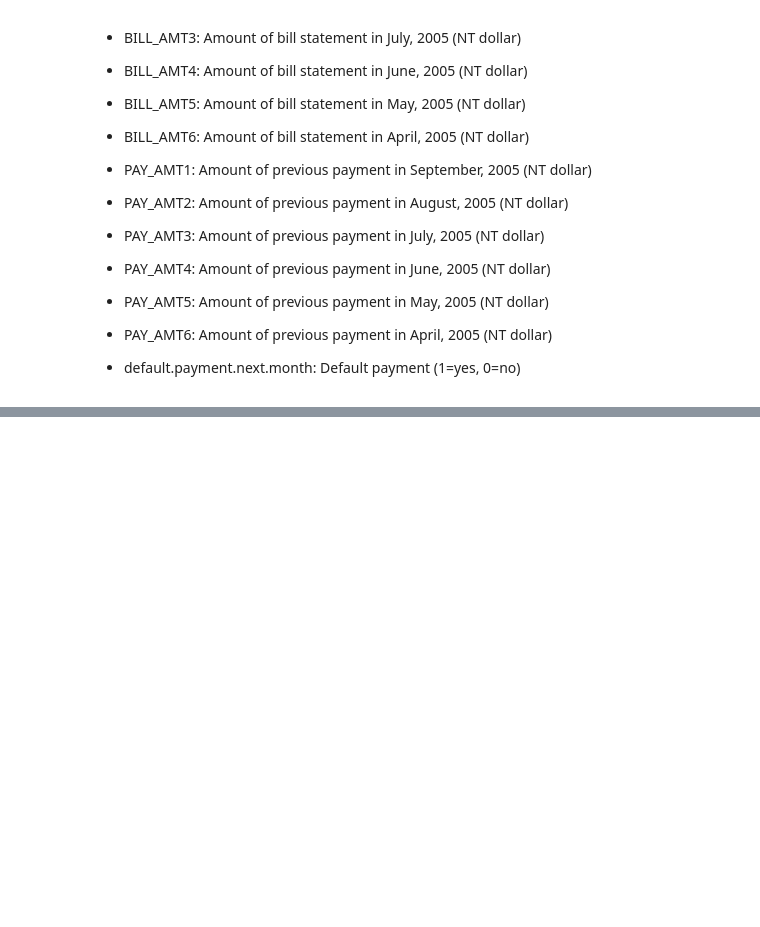
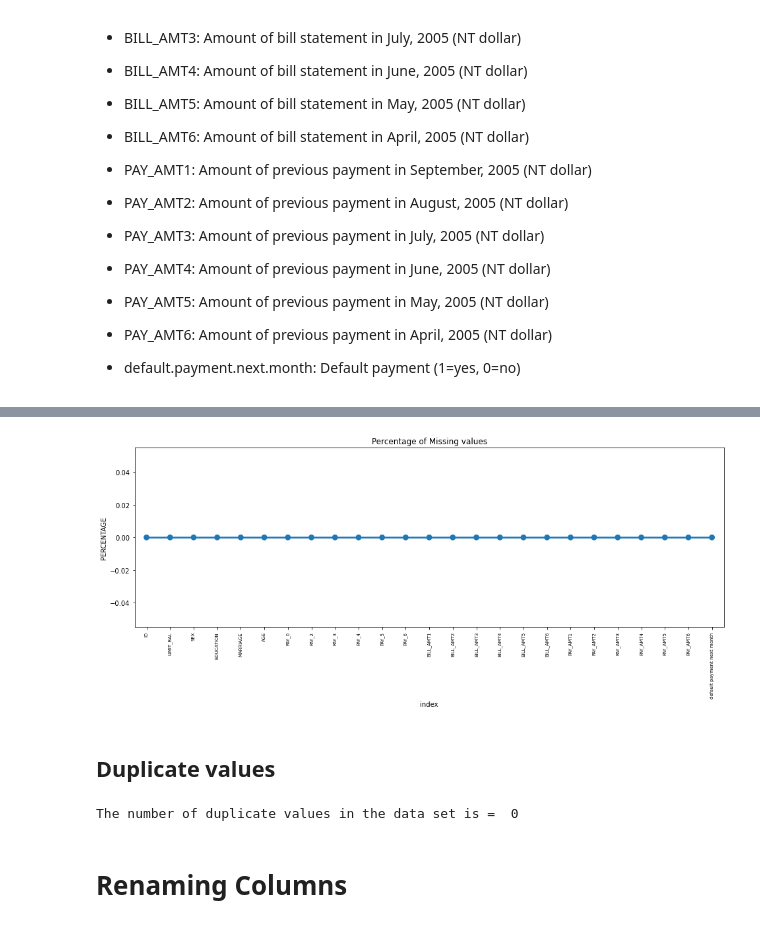
Before and after one commit to Tanushri920/Credit-card-default-Prediction, a Jupyter notebook: Credit_Card_Default_Prediction_Capstone_Project.ipynb, the cells around one changed output, grey strips where cells are left out. Cells and saved outputs as stored; diff of their text form; code cells hidden in the pictures; blank space fills up the shorter version.

```diff
--- a/Credit_Card_Default_Prediction_Capstone_Project.ipynb
+++ b/Credit_Card_Default_Prediction_Capstone_Project.ipynb
@@ -238,0 +265,21 @@ Scale for PAY_0 to PAY_6 :
+# %%
+#plot the graph to check wether there are any missing value present
+missing = pd.DataFrame((credit_df.isnull().sum())*100/credit_df.shape[0]).reset_index()
+plt.figure(figsize=(16,5))
+ax = sns.pointplot('index',0,data=missing)
+plt.xticks(rotation =90,fontsize =7)
+plt.title("Percentage of Missing values")
+plt.ylabel("PERCENTAGE")
+plt.show()
+# %% [output]
+[figure, added]
+# %% [markdown]
+## **Duplicate values**
+# %%
+# Checking Duplicate Values
+value=len(credit_df[credit_df.duplicated()])
+print("The number of duplicate values in the data set is = ",value)
+# %% [output]
+The number of duplicate values in the data set is =  0
+# %% [markdown]
+# **Renaming Columns**
```
Also changed, not shown: parts of 13 cells of this notebook.
